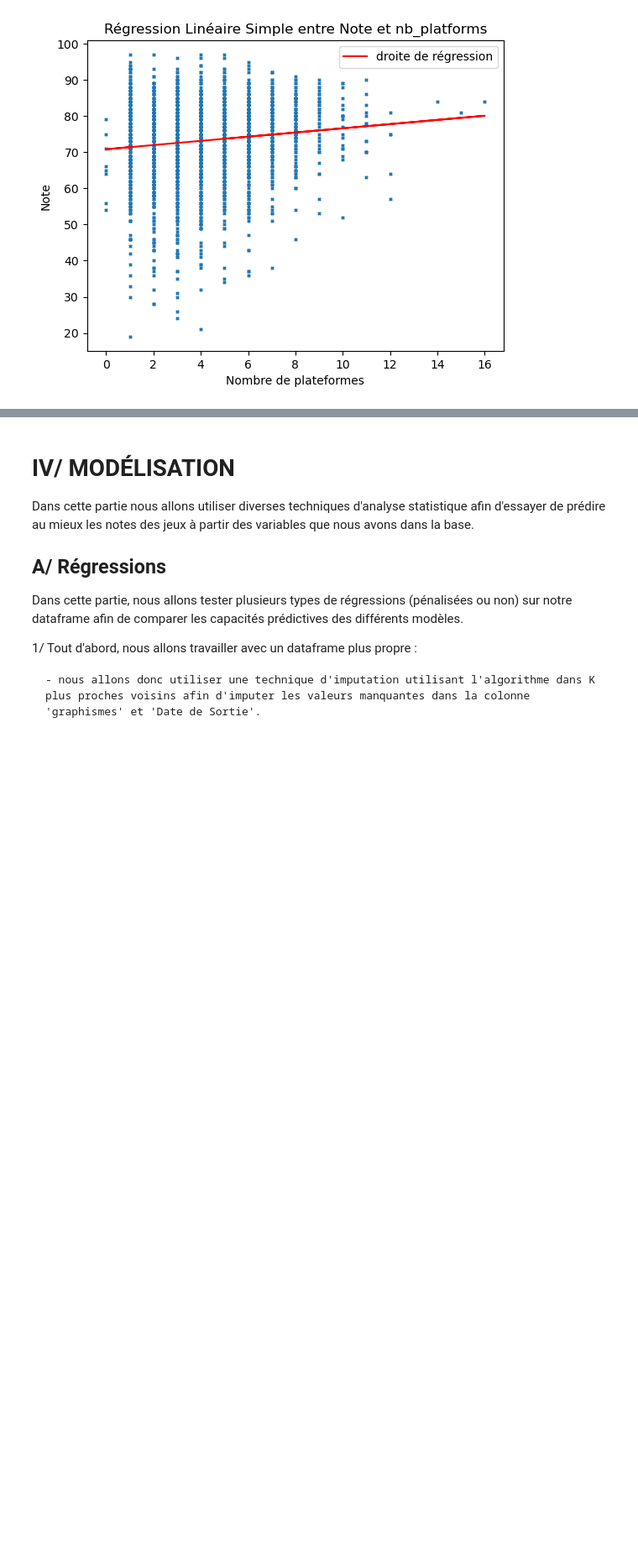
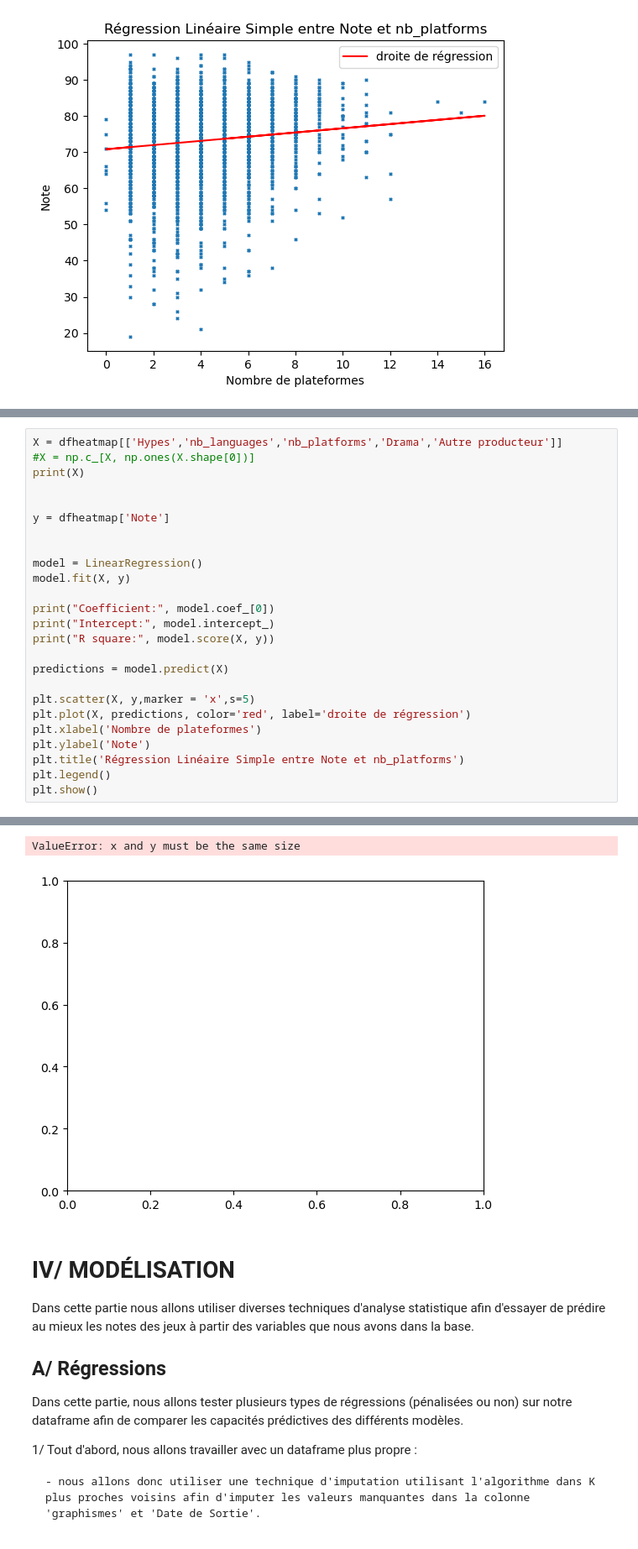
Before and after one commit to PyTomSss/PythonProjects, a Jupyter notebook: Project_Notebook.ipynb, the cells around one changed output, grey strips where cells are left out. Shown at 84% size. Saved outputs shown, nothing was run; the diff lists cells and outputs as text; blank space fills up the shorter version.

```diff
--- a/Project_Notebook.ipynb
+++ b/Project_Notebook.ipynb
@@ -1694,0 +1739,26 @@ R square: 0.013990455636176624
+# %%
+X = dfheatmap[['Hypes','nb_languages','nb_platforms','Drama','Autre producteur']]
+#X = np.c_[X, np.ones(X.shape[0])]
+print(X)
+
+
+y = dfheatmap['Note']
+
+
+model = LinearRegression()
+model.fit(X, y)
+
+print("Coefficient:", model.coef_[0])
+print("Intercept:", model.intercept_)
+print("R square:", model.score(X, y))
+
+predictions = model.predict(X)
+
+plt.scatter(X, y,marker = 'x',s=5)
+plt.plot(X, predictions, color='red', label='droite de régression')
+plt.xlabel('Nombre de plateformes')
+plt.ylabel('Note')
+plt.title('Régression Linéaire Simple entre Note et nb_platforms')
+plt.legend()
+plt.show()
+# %% [output]
@@ -1695,3 +1782,5 @@ R square: 0.013990455636176624
+ValueError: x and y must be the same size
+[figure, added]
 # %% [markdown]
 # IV/ MODÉLISATION
 
```
Also changed, not shown: parts of 3 cells of this notebook.
